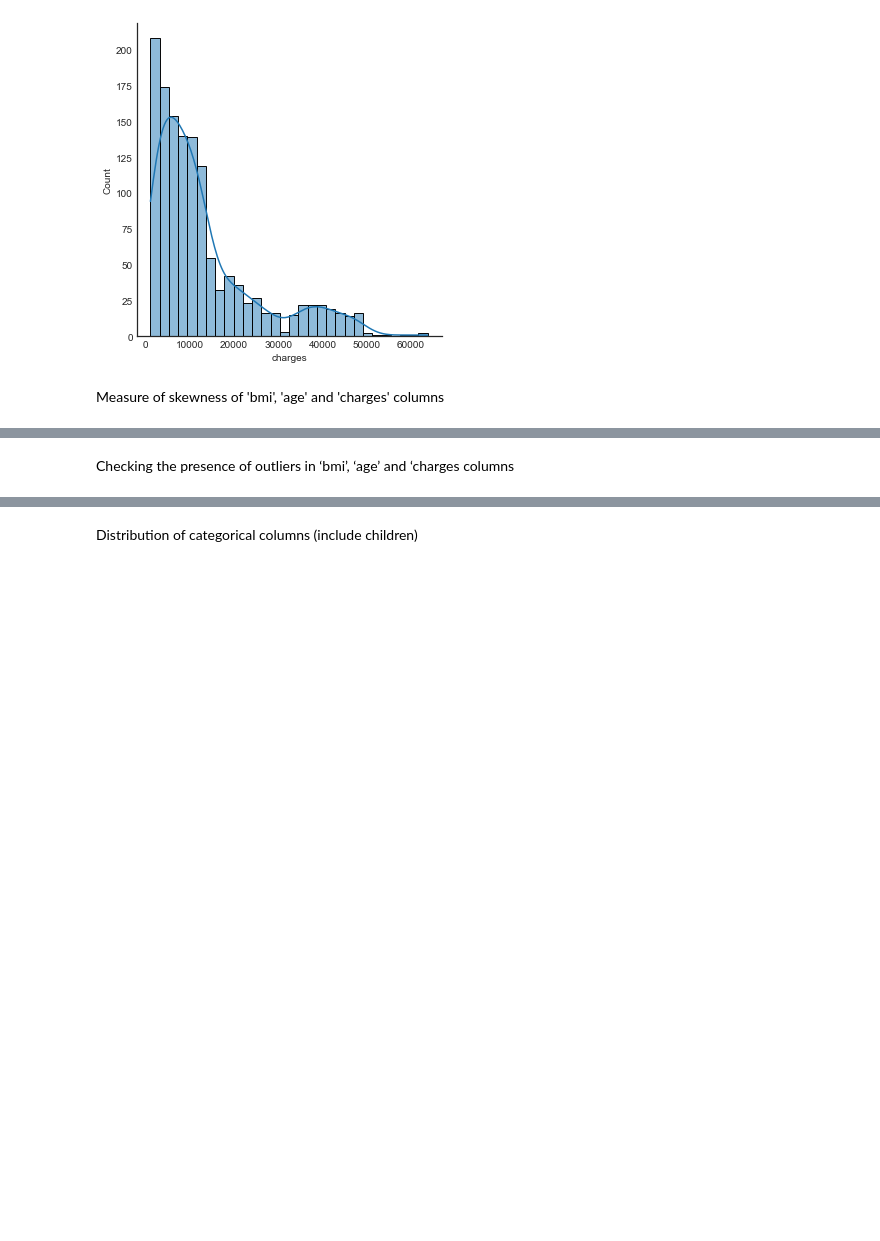
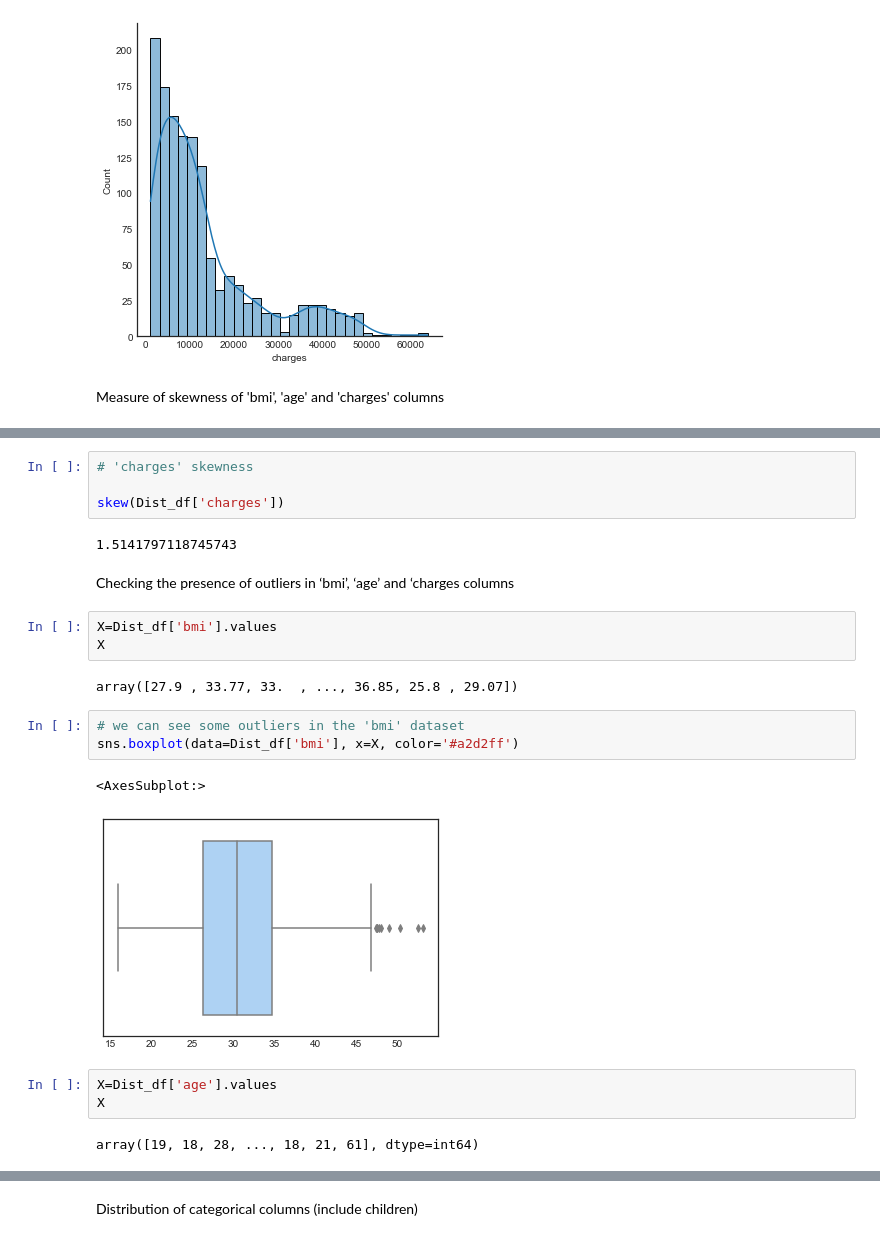
Before and after one commit to RochaErik/Medical-Data, a Jupyter notebook: Medical_data.ipynb, the cells around one changed output, grey strips where cells are left out. Cells and saved outputs as stored; diff of their text form; blank space fills up the shorter version.

Commit message:
Skewness and outliers analysis

```diff
--- a/Medical_data.ipynb
+++ b/Medical_data.ipynb
@@ -189,2 +202,24 @@ Measure of skewness of 'bmi', 'age' and 'charges' columns
+# %%
+# 'charges' skewness
+
+skew(Dist_df['charges'])
+# %% [output]
+1.5141797118745743
 # %% [markdown]
 Checking the presence of outliers in ‘bmi’, ‘age’ and ‘charges columns
+# %%
+X=Dist_df['bmi'].values
+X
+# %% [output]
+array([27.9 , 33.77, 33.  , ..., 36.85, 25.8 , 29.07])
+# %%
+# we can see some outliers in the 'bmi' dataset
+sns.boxplot(data=Dist_df['bmi'], x=X, color='#a2d2ff')
+# %% [output]
+<AxesSubplot:>
+[figure, added]
+# %%
+X=Dist_df['age'].values
+X
+# %% [output]
+array([19, 18, 28, ..., 18, 21, 61], dtype=int64)
```
Also changed, not shown: parts of 5 cells of this notebook.
